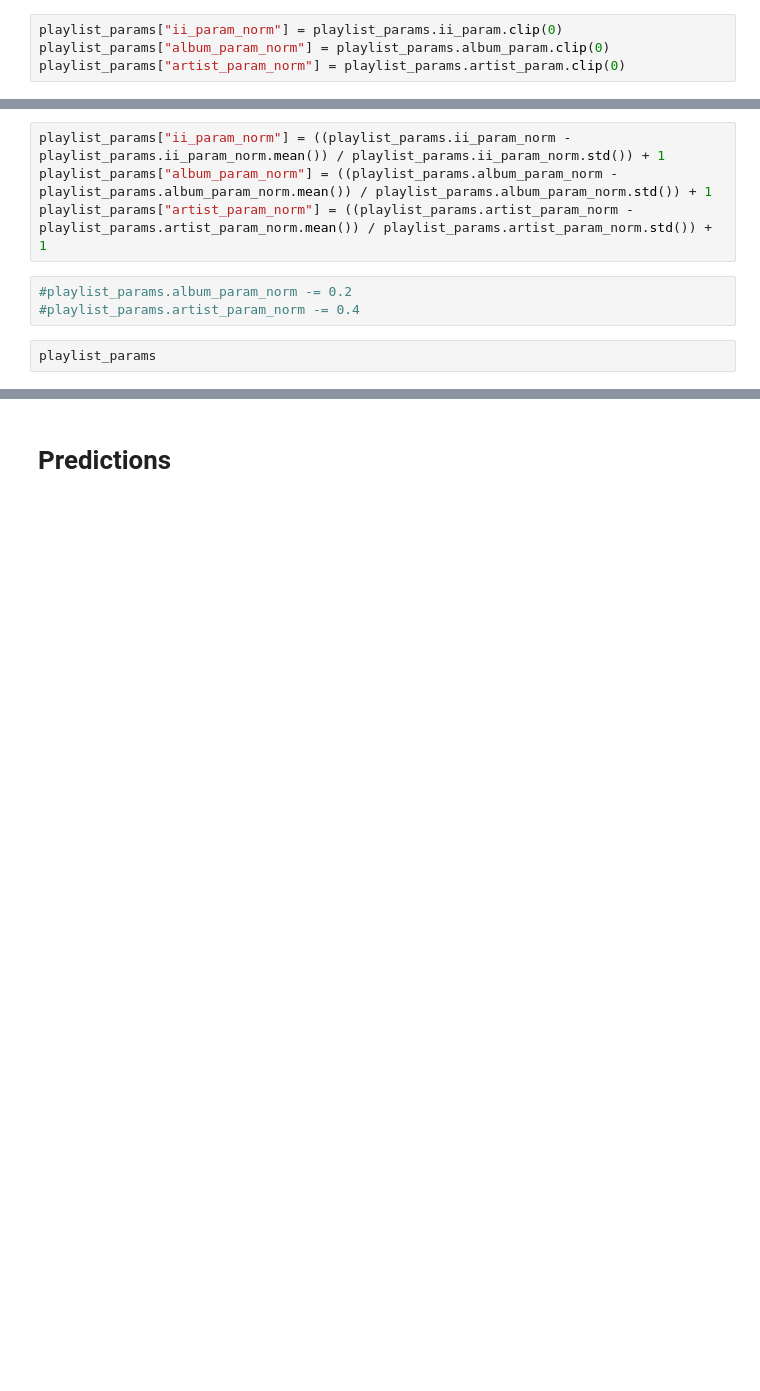
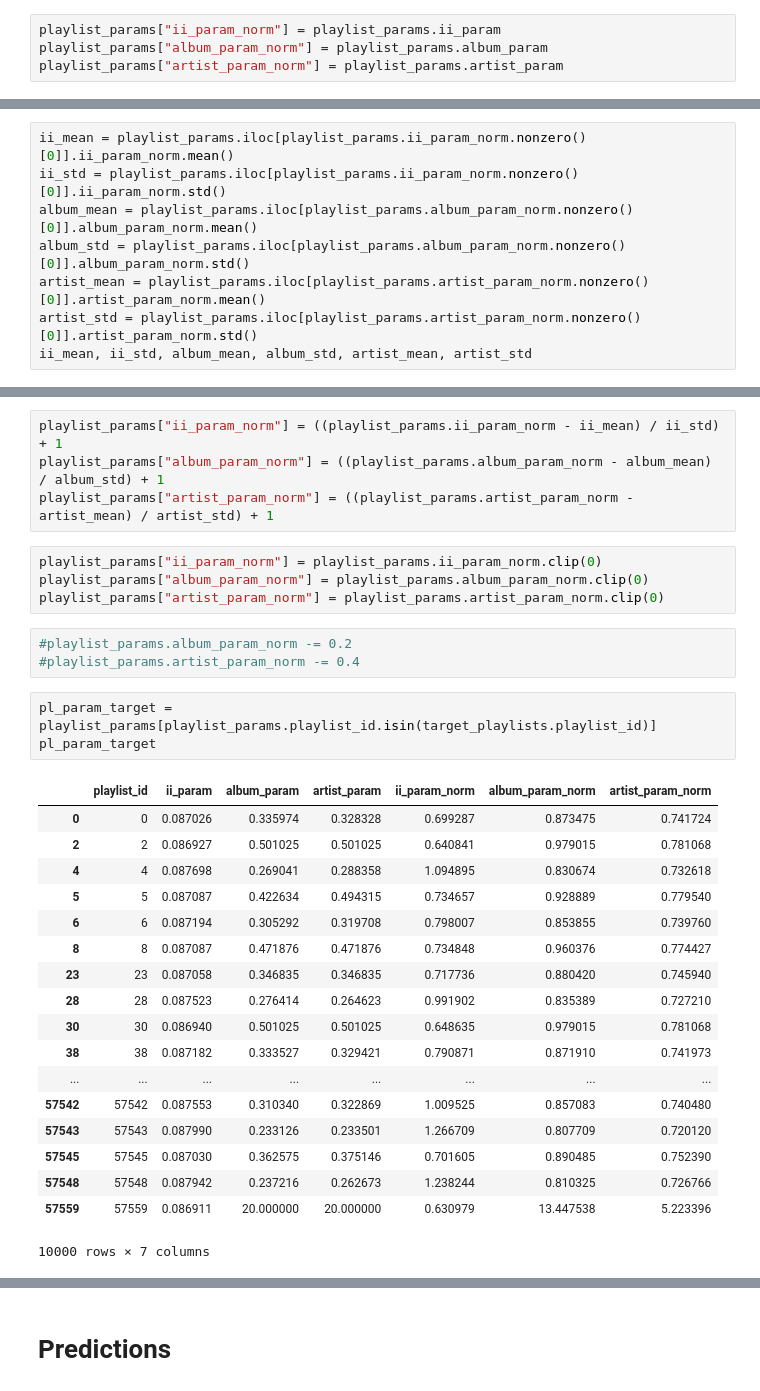
Before and after one commit to battuzz/RS_Challenge, a Jupyter notebook: fabio_CBF_with_parameters.ipynb, the cells around one changed output, grey strips where cells are left out. Cells and saved outputs as stored; diff of their text form; blank space fills up the shorter version.

```diff
--- a/fabio_CBF_with_parameters.ipynb
+++ b/fabio_CBF_with_parameters.ipynb
@@ -628,7 +1299,7 @@ playlist_params
 # %%
-playlist_params["ii_param_norm"] = playlist_params.ii_param.clip(0)
-playlist_params["album_param_norm"] = playlist_params.album_param.clip(0)
-playlist_params["artist_param_norm"] = playlist_params.artist_param.clip(0)
+playlist_params["ii_param_norm"] = playlist_params.ii_param
+playlist_params["album_param_norm"] = playlist_params.album_param
+playlist_params["artist_param_norm"] = playlist_params.artist_param
 # %%
 #playlist_params["ii_param_norm"] = np.sqrt(playlist_params.ii_param_norm)
 #playlist_params["album_param_norm"] = np.sqrt(playlist_params.album_param_norm)
@@ -637,0 +1319,8 @@ playlist_params.describe()
+# %%
+ii_mean = playlist_params.iloc[playlist_params.ii_param_norm.nonzero()[0]].ii_param_norm.mean()
+ii_std = playlist_params.iloc[playlist_params.ii_param_norm.nonzero()[0]].ii_param_norm.std()
+album_mean = playlist_params.iloc[playlist_params.album_param_norm.nonzero()[0]].album_param_norm.mean()
+album_std = playlist_params.iloc[playlist_params.album_param_norm.nonzero()[0]].album_param_norm.std()
+artist_mean = playlist_params.iloc[playlist_params.artist_param_norm.nonzero()[0]].artist_param_norm.mean()
+artist_std = playlist_params.iloc[playlist_params.artist_param_norm.nonzero()[0]].artist_param_norm.std()
+ii_mean, ii_std, album_mean, album_std, artist_mean, artist_std
@@ -638,9 +1334,33 @@ playlist_params.describe()
 # %%
-playlist_params["ii_param_norm"] = ((playlist_params.ii_param_norm - playlist_params.ii_param_norm.mean()) / playlist_params.ii_param_norm.std()) + 1
-playlist_params["album_param_norm"] = ((playlist_params.album_param_norm - playlist_params.album_param_norm.mean()) / playlist_params.album_param_norm.std()) + 1
-playlist_params["artist_param_norm"] = ((playlist_params.artist_param_norm - playlist_params.artist_param_norm.mean()) / playlist_params.artist_param_norm.std()) + 1
+playlist_params["ii_param_norm"] = ((playlist_params.ii_param_norm - ii_mean) / ii_std) + 1
+playlist_params["album_param_norm"] = ((playlist_params.album_param_norm - album_mean) / album_std) + 1
+playlist_params["artist_param_norm"] = ((playlist_params.artist_param_norm - artist_mean) / artist_std) + 1
+# %%
+playlist_params["ii_param_norm"] = playlist_params.ii_param_norm.clip(0)
+playlist_params["album_param_norm"] = playlist_params.album_param_norm.clip(0)
+playlist_params["artist_param_norm"] = playlist_params.artist_param_norm.clip(0)
 # %%
 #playlist_params.album_param_norm -= 0.2
 #playlist_params.artist_param_norm -= 0.4
-# %%
-playlist_params
+# %%
+pl_param_target = playlist_params[playlist_params.playlist_id.isin(target_playlists.playlist_id)]
+pl_param_target
+# %% [output]
+|  | playlist_id | ii_param | album_param | artist_param | ii_param_norm | album_param_norm | artist_param_norm |
+| 0 | 0 | 0.087026 | 0.335974 | 0.328328 | 0.699287 | 0.873475 | 0.741724 |
+| 2 | 2 | 0.086927 | 0.501025 | 0.501025 | 0.640841 | 0.979015 | 0.781068 |
+| 4 | 4 | 0.087698 | 0.269041 | 0.288358 | 1.094895 | 0.830674 | 0.732618 |
+| 5 | 5 | 0.087087 | 0.422634 | 0.494315 | 0.734657 | 0.928889 | 0.779540 |
+| 6 | 6 | 0.087194 | 0.305292 | 0.319708 | 0.798007 | 0.853855 | 0.739760 |
+| 8 | 8 | 0.087087 | 0.471876 | 0.471876 | 0.734848 | 0.960376 | 0.774427 |
+| 23 | 23 | 0.087058 | 0.346835 | 0.346835 | 0.717736 | 0.880420 | 0.745940 |
+| 28 | 28 | 0.087523 | 0.276414 | 0.264623 | 0.991902 | 0.835389 | 0.727210 |
+| 30 | 30 | 0.086940 | 0.501025 | 0.501025 | 0.648635 | 0.979015 | 0.781068 |
+| 38 | 38 | 0.087182 | 0.333527 | 0.329421 | 0.790871 | 0.871910 | 0.741973 |
+| ... | ... | ... | ... | ... | ... | ... | ... |
+| 57542 | 57542 | 0.087553 | 0.310340 | 0.322869 | 1.009525 | 0.857083 | 0.740480 |
+| 57543 | 57543 | 0.087990 | 0.233126 | 0.233501 | 1.266709 | 0.807709 | 0.720120 |
+| 57545 | 57545 | 0.087030 | 0.362575 | 0.375146 | 0.701605 | 0.890485 | 0.752390 |
+| 57548 | 57548 | 0.087942 | 0.237216 | 0.262673 | 1.238244 | 0.810325 | 0.726766 |
+| 57559 | 57559 | 0.086911 | 20.000000 | 20.000000 | 0.630979 | 13.447538 | 5.223396 |
+10000 rows × 7 columns
```
Also changed, not shown: parts of 83 cells of this notebook.
